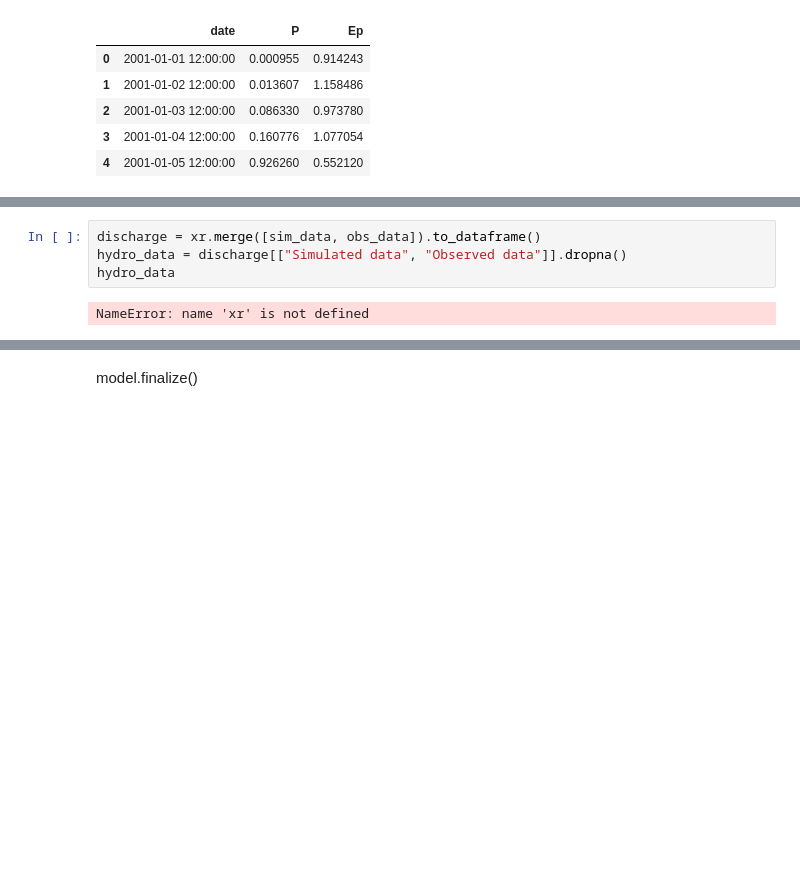
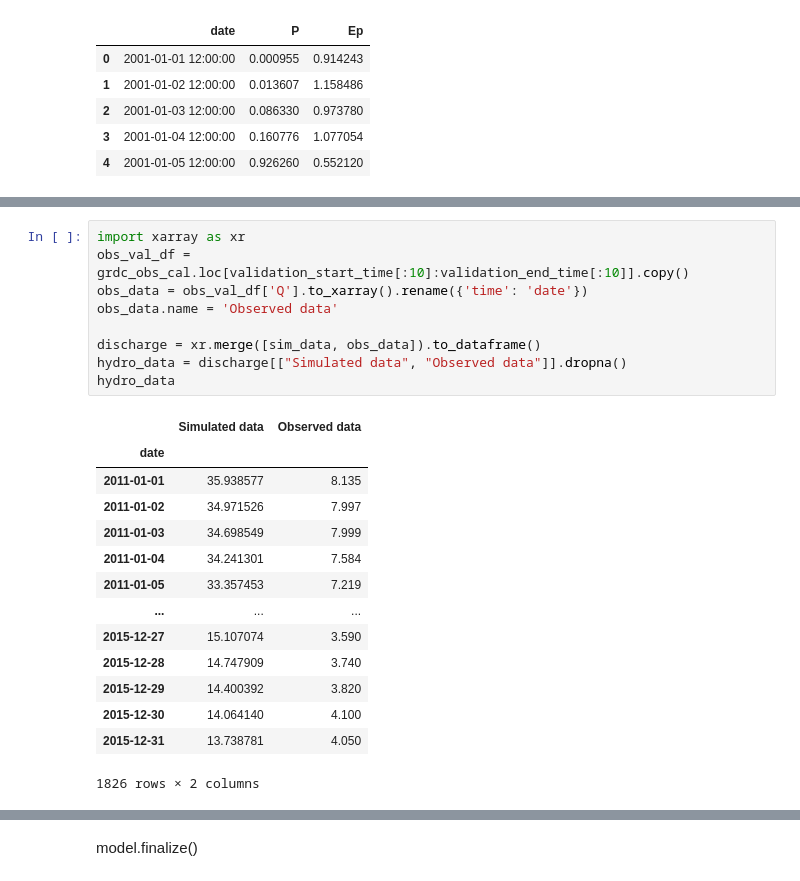
Before and after one commit to julesbradley/teaching-materials, a Jupyter notebook: book/2_modelling_advanced_ewatercycle/exercise4_calibrate_HBV_eWaterCycle.ipynb, the cells around one changed output, grey strips where cells are left out. Drawn from its saved outputs; the diff is of its cells as text; blank space fills up the shorter version.

```diff
--- a/book/2_modelling_advanced_ewatercycle/exercise4_calibrate_HBV_eWaterCycle.ipynb
+++ b/book/2_modelling_advanced_ewatercycle/exercise4_calibrate_HBV_eWaterCycle.ipynb
@@ -529,9 +530,27 @@ array([ 0.34620848,  0.34733152,  0.34844359, ..., 22.01157795,
 Coordinates:
   * date     (date) datetime64[ns] 56kB 2001-01-02 2001-01-03 ... 2019-12-31
 # %%
+import xarray as xr
+obs_val_df = grdc_obs_cal.loc[validation_start_time[:10]:validation_end_time[:10]].copy()
+obs_data = obs_val_df['Q'].to_xarray().rename({'time': 'date'})
+obs_data.name = 'Observed data'
+
 discharge = xr.merge([sim_data, obs_data]).to_dataframe()
 hydro_data = discharge[["Simulated data", "Observed data"]].dropna()
 hydro_data
 # %% [output]
+|  | Simulated data | Observed data |
+| date |  |  |
+| 2011-01-01 | 35.938577 | 8.135 |
+| 2011-01-02 | 34.971526 | 7.997 |
+| 2011-01-03 | 34.698549 | 7.999 |
+| 2011-01-04 | 34.241301 | 7.584 |
+| 2011-01-05 | 33.357453 | 7.219 |
+| ... | ... | ... |
+| 2015-12-27 | 15.107074 | 3.590 |
+| 2015-12-28 | 14.747909 | 3.740 |
+| 2015-12-29 | 14.400392 | 3.820 |
+| 2015-12-30 | 14.064140 | 4.100 |
+| 2015-12-31 | 13.738781 | 4.050 |
-NameError: name 'xr' is not defined
+1826 rows × 2 columns
 # %%
```
Also changed, not shown: parts of 7 cells of this notebook, 4 other files.
